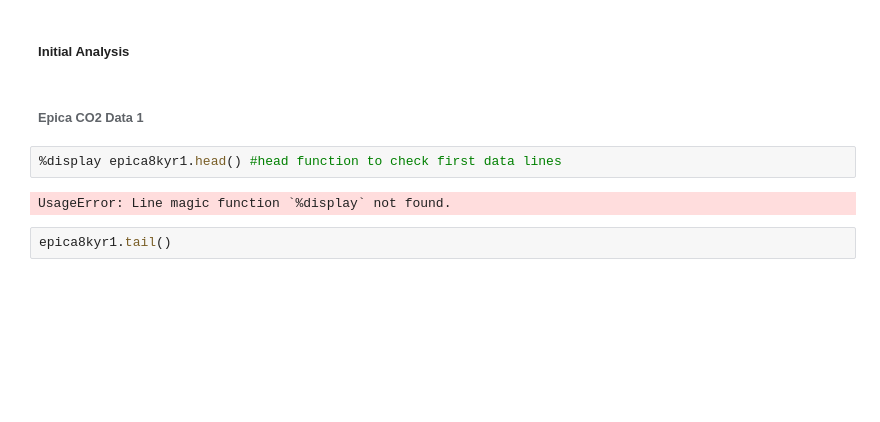
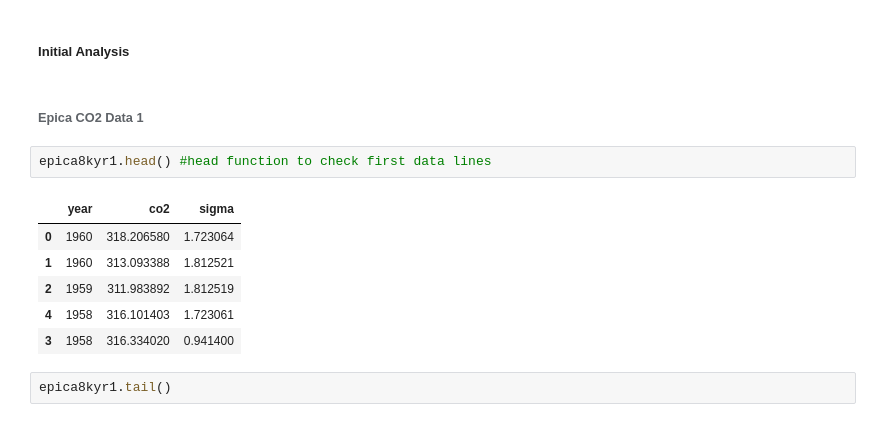
Before and after one commit to rebhanqui/programming-data-project-2, a Jupyter notebook: climate-change-data.ipynb, the cells around one changed output. Cells and saved outputs as stored; diff of their text form; blank space fills up the shorter version.

Commit message:
display function remuoved, original error fixed

```diff
--- a/climate-change-data.ipynb
+++ b/climate-change-data.ipynb
@@ -111,9 +111,14 @@ if response.status_code == 200:
 # %% [markdown]
 ###### Epica CO2 Data 1
 # %%
-%display epica8kyr1.head() #head function to check first data lines
+epica8kyr1.head() #head function to check first data lines
 # %% [output]
-UsageError: Line magic function `%display` not found.
+|  | year | co2 | sigma |
+| 0 | 1960 | 318.206580 | 1.723064 |
+| 1 | 1960 | 313.093388 | 1.812521 |
+| 2 | 1959 | 311.983892 | 1.812519 |
+| 4 | 1958 | 316.101403 | 1.723061 |
+| 3 | 1958 | 316.334020 | 0.941400 |
 # %%
 epica8kyr1.tail()
 # %%
```
